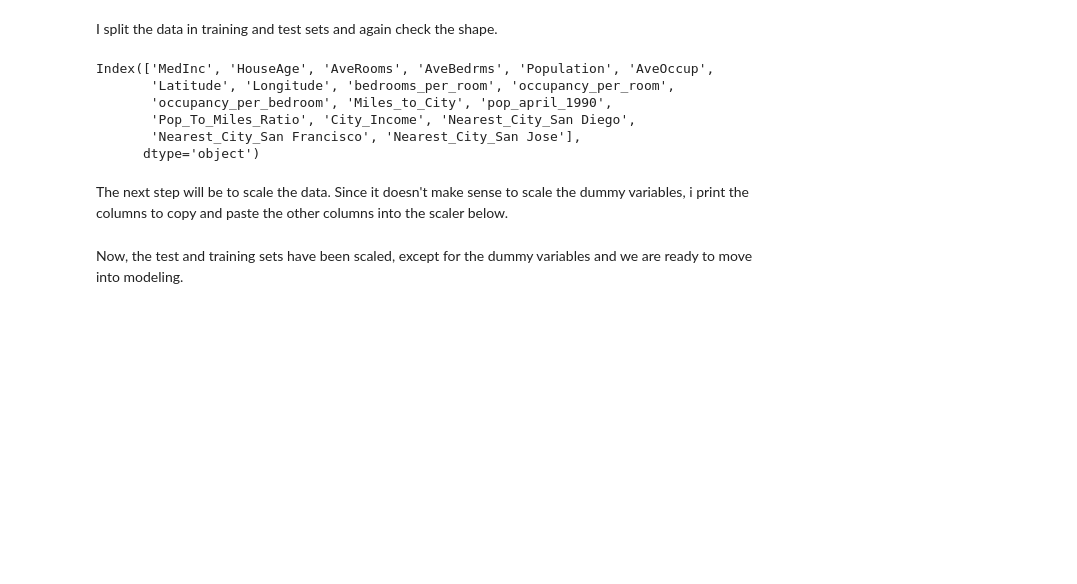
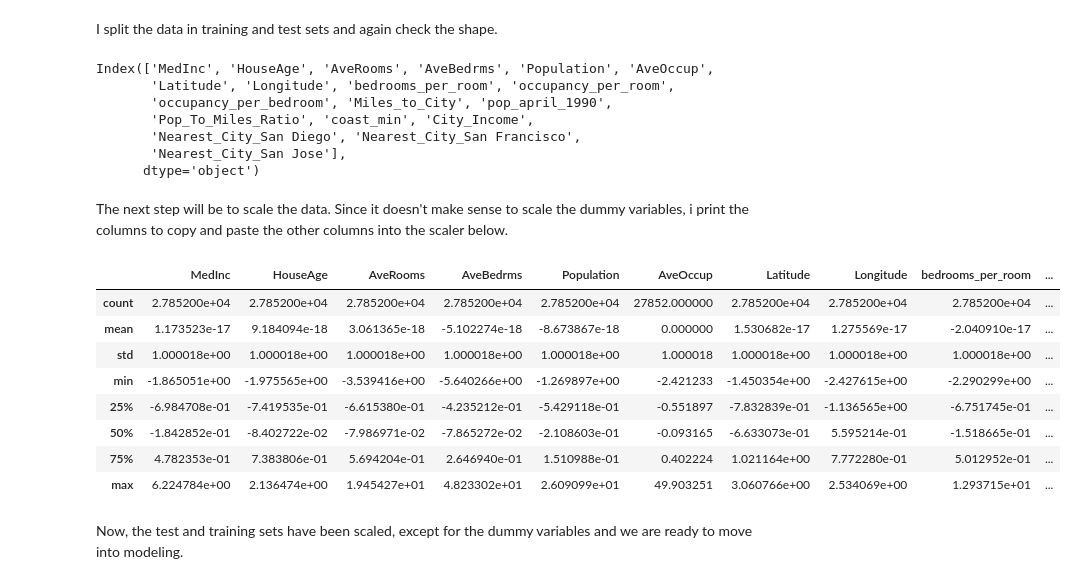
Before and after one commit to bowserd1/California-Housing-Project, a Jupyter notebook: Pre_processing_and_Training.ipynb, the cells around one changed output. Drawn from its saved outputs; the diff is of its cells as text; code cells hidden in the pictures; blank space fills up the shorter version.

```diff
--- a/Pre_processing_and_Training.ipynb
+++ b/Pre_processing_and_Training.ipynb
@@ -33,6 +33,6 @@ Index(['Unnamed: 0', 'MedInc', 'HouseAge', 'AveRooms', 'AveBedrms',
       dtype='object')
 # %%
-df.drop(['Unnamed: 0','housing_tuple','key'], axis = 1,inplace = True)
+df.drop(['housing_tuple'], axis = 1,inplace = True)
 # %% [markdown]
 Dropped columns that aren't giving the model information. Housing_tuple was useful to this point but won't provide valuable information to the model.
 # %%
@@ -71,8 +71,9 @@ X.columns
 Index(['MedInc', 'HouseAge', 'AveRooms', 'AveBedrms', 'Population', 'AveOccup',
        'Latitude', 'Longitude', 'bedrooms_per_room', 'occupancy_per_room',
        'occupancy_per_bedroom', 'Miles_to_City', 'pop_april_1990',
-       'Pop_To_Miles_Ratio', 'City_Income', 'Nearest_City_San Diego',
-       'Nearest_City_San Francisco', 'Nearest_City_San Jose'],
+       'Pop_To_Miles_Ratio', 'coast_min', 'City_Income',
+       'Nearest_City_San Diego', 'Nearest_City_San Francisco',
+       'Nearest_City_San Jose'],
       dtype='object')
 # %% [markdown]
 The next step will be to scale the data. Since it doesn't make sense to scale the dummy variables, i print the columns to copy and paste the other columns into the scaler below.
@@ -96,2 +97,14 @@ X_test[['MedInc', 'HouseAge', 'AveRooms', 'AveBedrms', 'Population', 'AveOccup',
+# %%
+X_train.describe()
+# %% [output]
+|  | MedInc | HouseAge | AveRooms | AveBedrms | Population | AveOccup | Latitude | Longitude | bedrooms_per_room | ... |
+| count | 2.785200e+04 | 2.785200e+04 | 2.785200e+04 | 2.785200e+04 | 2.785200e+04 | 27852.000000 | 2.785200e+04 | 2.785200e+04 | 2.785200e+04 | ... |
+| mean | 1.173523e-17 | 9.184094e-18 | 3.061365e-18 | -5.102274e-18 | -8.673867e-18 | 0.000000 | 1.530682e-17 | 1.275569e-17 | -2.040910e-17 | ... |
+| std | 1.000018e+00 | 1.000018e+00 | 1.000018e+00 | 1.000018e+00 | 1.000018e+00 | 1.000018 | 1.000018e+00 | 1.000018e+00 | 1.000018e+00 | ... |
+| min | -1.865051e+00 | -1.975565e+00 | -3.539416e+00 | -5.640266e+00 | -1.269897e+00 | -2.421233 | -1.450354e+00 | -2.427615e+00 | -2.290299e+00 | ... |
+| 25% | -6.984708e-01 | -7.419535e-01 | -6.615380e-01 | -4.235212e-01 | -5.429118e-01 | -0.551897 | -7.832839e-01 | -1.136565e+00 | -6.751745e-01 | ... |
+| 50% | -1.842852e-01 | -8.402722e-02 | -7.986971e-02 | -7.865272e-02 | -2.108603e-01 | -0.093165 | -6.633073e-01 | 5.595214e-01 | -1.518665e-01 | ... |
+| 75% | 4.782353e-01 | 7.383806e-01 | 5.694204e-01 | 2.646940e-01 | 1.510988e-01 | 0.402224 | 1.021164e+00 | 7.772280e-01 | 5.012952e-01 | ... |
+| max | 6.224784e+00 | 2.136474e+00 | 1.945427e+01 | 4.823302e+01 | 2.609099e+01 | 49.903251 | 3.060766e+00 | 2.534069e+00 | 1.293715e+01 | ... |
 # %% [markdown]
 Now, the test and training sets have been scaled, except for the dummy variables and we are ready to move into modeling.
```
Also changed, not shown: parts of 7 cells of this notebook.
